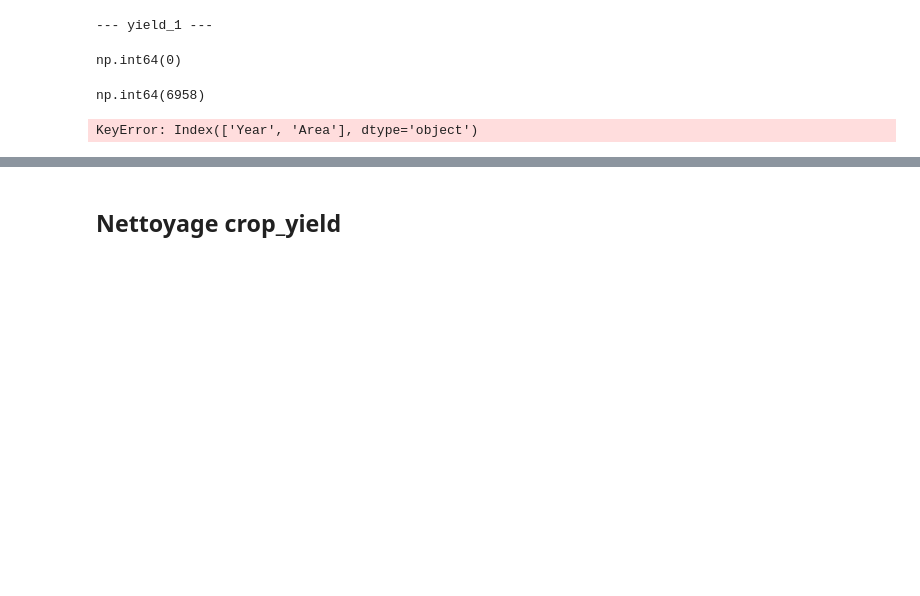
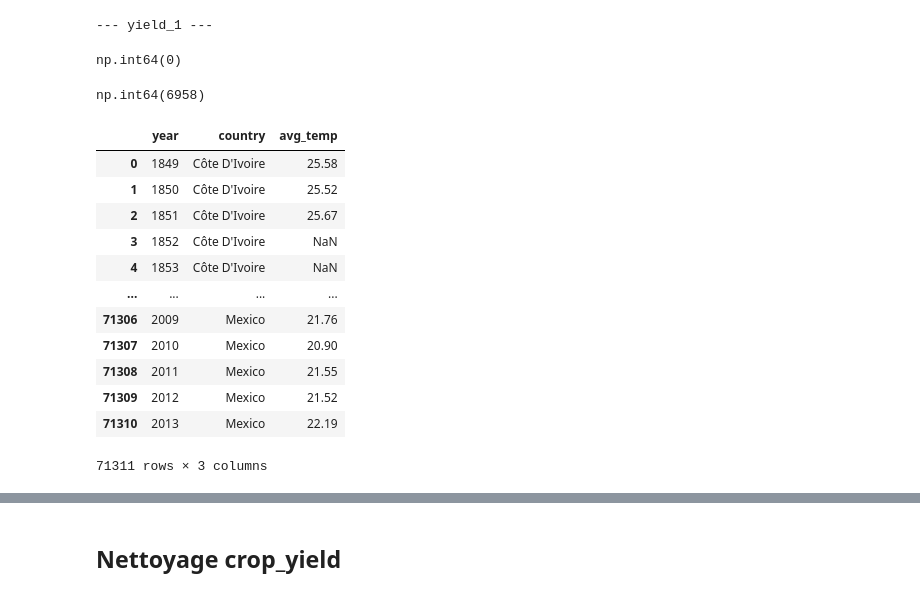
Before and after one commit to Vagaboss/P12, a Jupyter notebook: notebooks/dataexpo_p12.ipynb, the cells around one changed output, grey strips where cells are left out. Cells and saved outputs as stored; diff of their text form; code cells hidden in the pictures; blank space fills up the shorter version.

```diff
--- a/notebooks/dataexpo_p12.ipynb
+++ b/notebooks/dataexpo_p12.ipynb
@@ -15,3 +19,3 @@ rainfall = pd.read_csv('datasets/rainfall.csv', sep=',')
 # %%
-temp = pd.read_csv('datasets/temp.csv', sep=',')
+temp = pd.read_csv('../datasets/temp.csv', sep=',')
 # %%
@@ -251,12 +255,22 @@ np.int64(0)
 temp.duplicated().sum()
 # %% [output]
 np.int64(6958)
-# %%
-temp.duplicated(subset = ['Year', 'Area']).sum()
-# %% [output]
-KeyError: Index(['Year', 'Area'], dtype='object')
 # %%
-temp.columns
+temp
+# %% [output]
+|  | year | country | avg_temp |
+| 0 | 1849 | Côte D'Ivoire | 25.58 |
+| 1 | 1850 | Côte D'Ivoire | 25.52 |
+| 2 | 1851 | Côte D'Ivoire | 25.67 |
+| 3 | 1852 | Côte D'Ivoire | NaN |
+| 4 | 1853 | Côte D'Ivoire | NaN |
+| ... | ... | ... | ... |
+| 71306 | 2009 | Mexico | 21.76 |
+| 71307 | 2010 | Mexico | 20.90 |
+| 71308 | 2011 | Mexico | 21.55 |
+| 71309 | 2012 | Mexico | 21.52 |
+| 71310 | 2013 | Mexico | 22.19 |
+71311 rows × 3 columns
 # %%
 #clé de jointure pour les 5 derniers datasets : Area / Pays
 #Pour le premier dataset Region différent de Area / Pays
```
Also changed, not shown: parts of 35 cells of this notebook.
